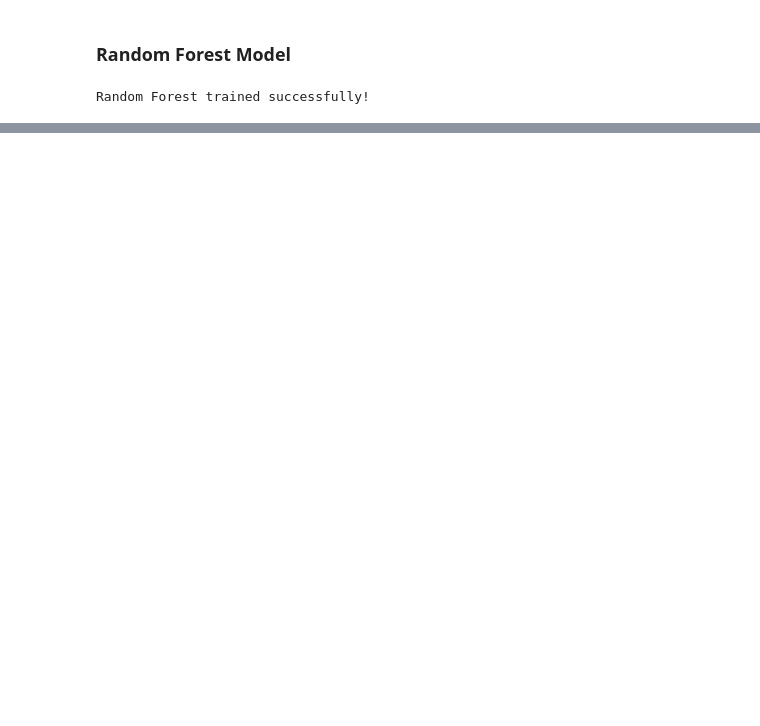
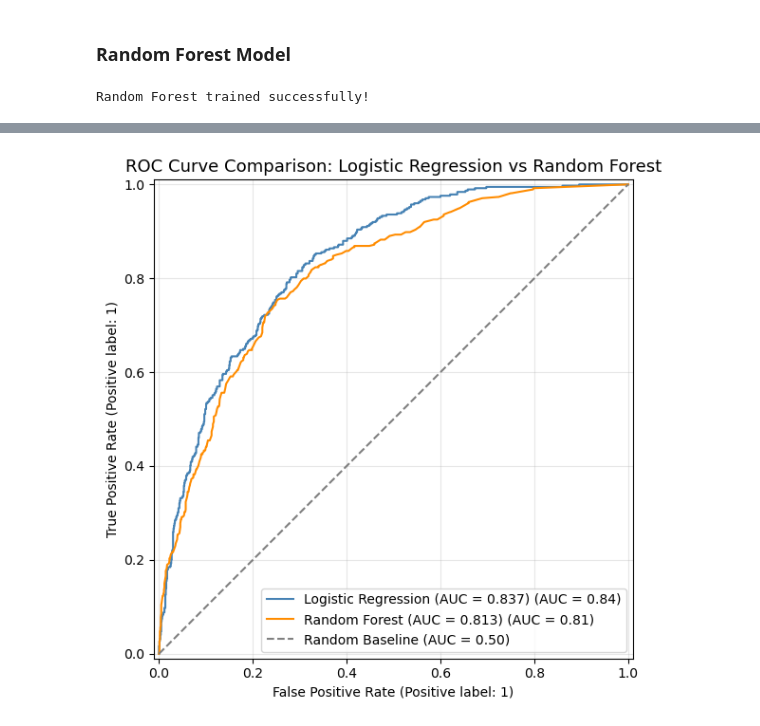
Before and after one commit to Averydo23/SSIM916-Problem-Set-1, a Jupyter notebook: data/Problem_Set_1.ipynb, the cells around one changed output, grey strips where cells are left out. Drawn from its saved outputs; the diff is of its cells as text; code cells hidden in the pictures; blank space fills up the shorter version.

```diff
--- a/data/Problem_Set_1.ipynb
+++ b/data/Problem_Set_1.ipynb
@@ -605,13 +606,13 @@ plt.show()
 # %%
 y_pred_rf = clf_rf.predict(X_test)
+y_pred_proba_rf = clf_rf.predict_proba(X_test)[:, 1]
 
-print("\n" + "="*50)
-print("RANDOM FOREST PERFORMANCE (COMPARED TO LR)")
-print("="*50)
+print("\n" + "=" * 60)
+print("RANDOM FOREST RESULTS")
+print("=" * 60)
 print(f"Accuracy:  {accuracy_score(y_test, y_pred_rf):.4f}")
 print(f"Precision: {precision_score(y_test, y_pred_rf):.4f}")
 print(f"Recall:    {recall_score(y_test, y_pred_rf):.4f}")
-print(f"F1 Score:  {f1_score(y_test, y_pred_rf):.4f}")
-print("\nDetailed Classification Report:")
-print(classification_report(y_test, y_pred_rf, target_names=['No Churn', 'Churn']))
+print(f"F1-Score:  {f1_score(y_test, y_pred_rf):.4f}")
+print(f"ROC-AUC:   {roc_auc_score(y_test, y_pred_proba_rf):.4f}")
 # %% [output]
@@ -634,0 +688,23 @@ weighted avg       0.77      0.78      0.77      1409
+# %%
+fig, ax = plt.subplots(figsize=(8, 6))
+
+RocCurveDisplay.from_predictions(
+    y_test, y_pred_proba_lr,
+    name=f'Logistic Regression (AUC = {roc_auc_score(y_test, y_pred_proba_lr):.3f})',
+    ax=ax,
+    color='steelblue'
+)
+RocCurveDisplay.from_predictions(
+    y_test, y_pred_proba_rf,
+    name=f'Random Forest (AUC = {roc_auc_score(y_test, y_pred_proba_rf):.3f})',
+    ax=ax,
+    color='darkorange'
+)
+ax.plot([0, 1], [0, 1], linestyle='--', color='grey', label='Random Baseline (AUC = 0.50)')
+ax.set_title('ROC Curve Comparison: Logistic Regression vs Random Forest', fontsize=13)
+ax.legend(loc='lower right')
+ax.grid(alpha=0.3)
+plt.tight_layout()
+plt.show()
+# %% [output]
+[figure, added]
```
Also changed, not shown: parts of 17 cells of this notebook, 1 other file.
